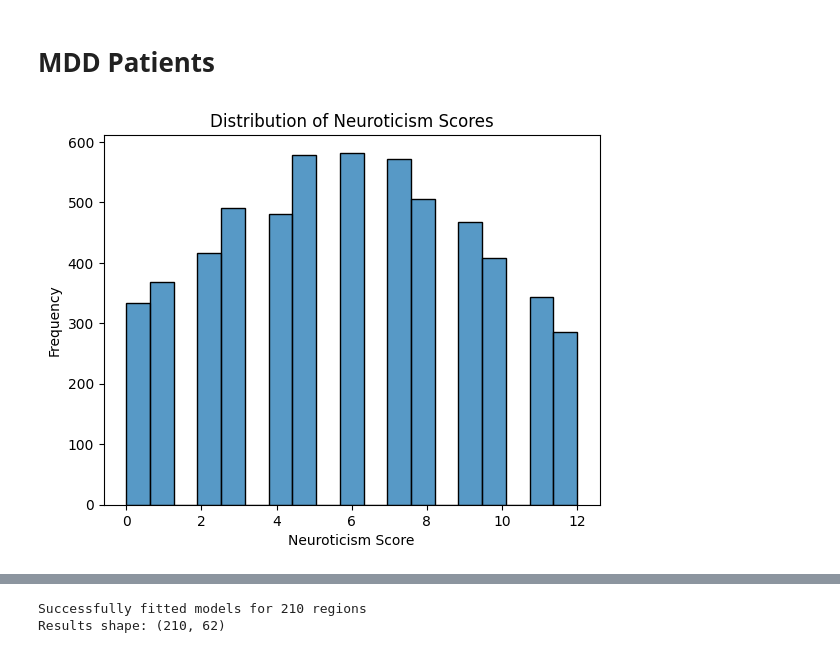
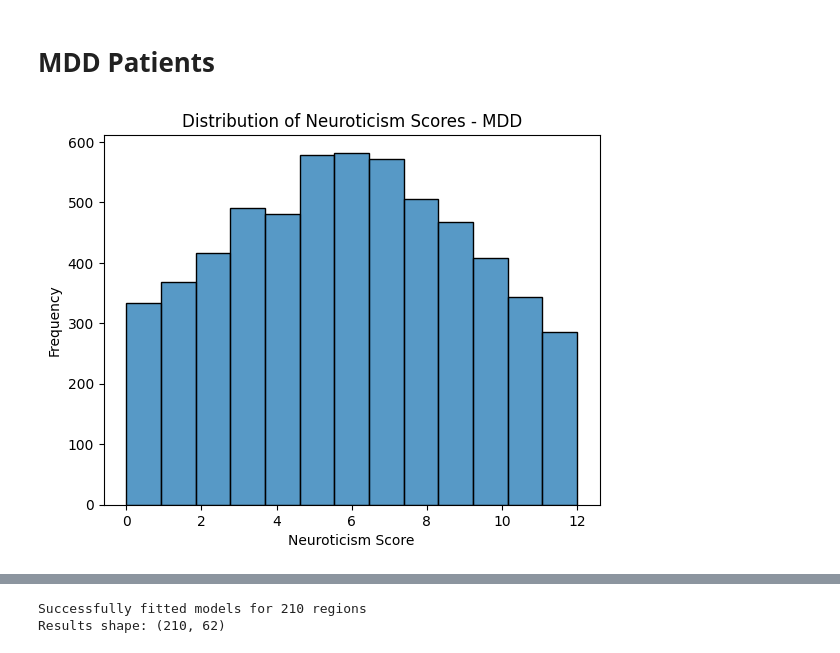
Before and after one commit to bailey168/MIND_models, a Jupyter notebook: NEO/lm.ipynb, the cells around one changed output, grey strips where cells are left out. Saved outputs shown, nothing was run; the diff lists cells and outputs as text; code cells hidden in the pictures.

```diff
--- a/NEO/lm.ipynb
+++ b/NEO/lm.ipynb
@@ -169,12 +181,12 @@ descriptive_df.to_csv(f'{output_dir}NEO_summary_stats_healthy.csv', index=False)
 # %%
 input_path = '/Users/baileyng/MIND_data/ukb_NEO/NEO_tabular_all_MDD.csv'
 df = pd.read_csv(input_path, index_col=0)
 
 # Histogram
-sns.histplot(df['20127-0.0'])
-plt.title('Distribution of Neuroticism Scores')
+sns.histplot(df['20127-0.0'], bins=13)
+plt.title('Distribution of Neuroticism Scores - MDD')
 plt.xlabel('Neuroticism Score')
 plt.ylabel('Frequency')
 plt.show()
 # %% [output]
-[figure, old version]
+[figure, new version]
```
Also changed, not shown: parts of 3 cells of this notebook, 4 other files.
